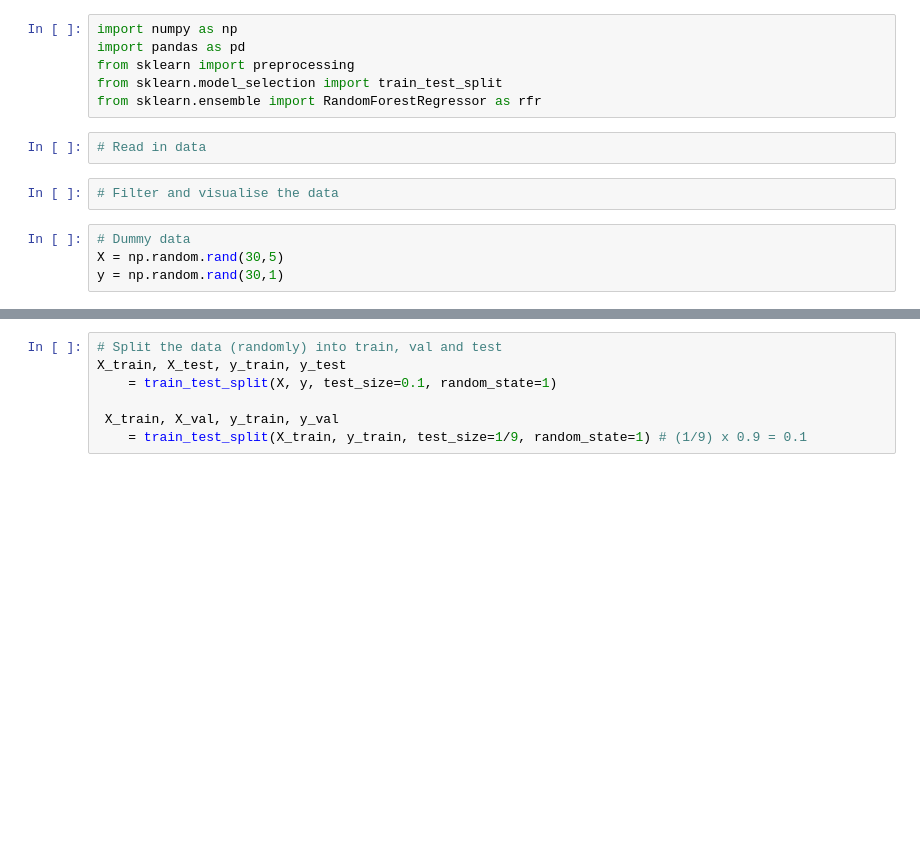
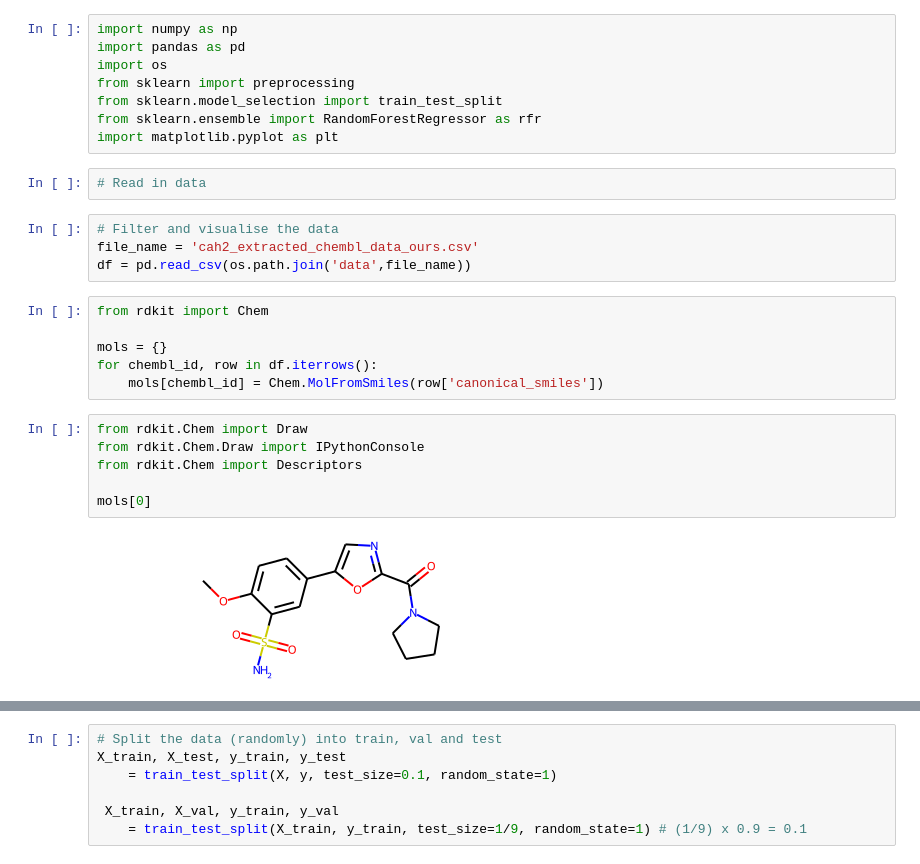
Before and after one commit to EngEmmanuel/DSProject, a Jupyter notebook: pipeline.ipynb, the cells around one changed output, grey strips where cells are left out. Cells and saved outputs as stored; diff of their text form; blank space fills up the shorter version.

```diff
--- a/pipeline.ipynb
+++ b/pipeline.ipynb
@@ -1,14 +1,28 @@
 # %%
 import numpy as np
 import pandas as pd
+import os
 from sklearn import preprocessing
 from sklearn.model_selection import train_test_split
 from sklearn.ensemble import RandomForestRegressor as rfr
+import matplotlib.pyplot as plt
 # %%
 # Read in data
 # %%
 # Filter and visualise the data
+file_name = 'cah2_extracted_chembl_data_ours.csv'
+df = pd.read_csv(os.path.join('data',file_name))
-# %%
-# Dummy data
-X = np.random.rand(30,5)
-y = np.random.rand(30,1)
+# %%
+from rdkit import Chem
+
+mols = {}
+for chembl_id, row in df.iterrows():
+    mols[chembl_id] = Chem.MolFromSmiles(row['canonical_smiles'])
+# %%
+from rdkit.Chem import Draw
+from rdkit.Chem.Draw import IPythonConsole
+from rdkit.Chem import Descriptors
+
+mols[0]
+# %% [output]
+[figure, added]
```
Also changed, not shown: parts of 7 cells of this notebook, 2 other files.
